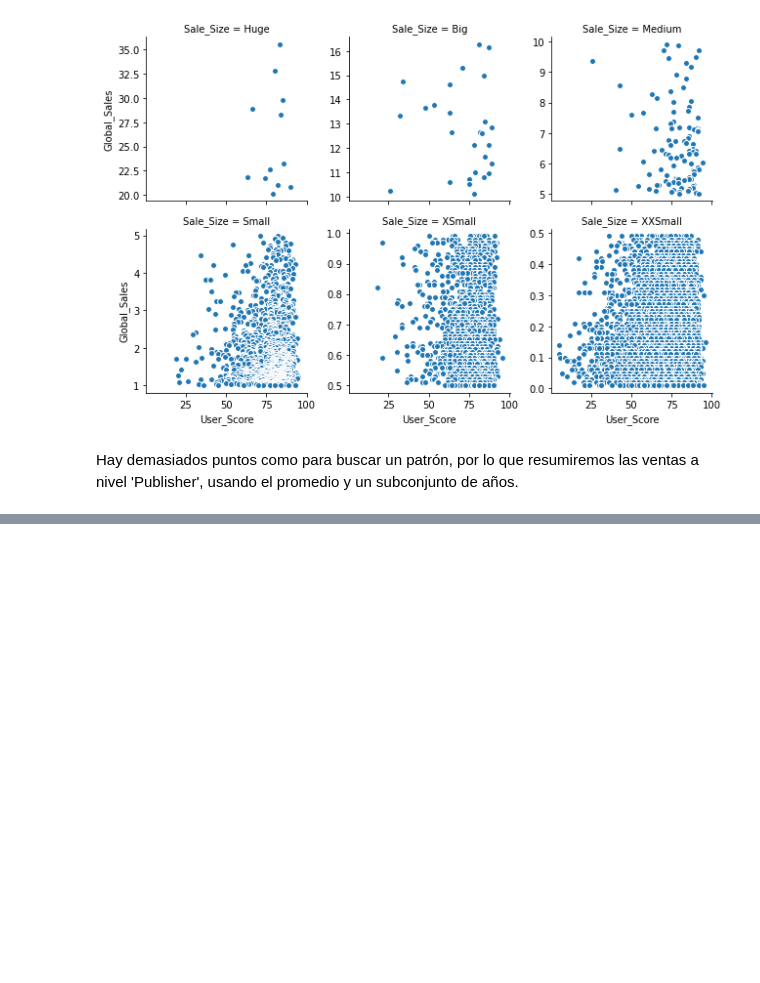
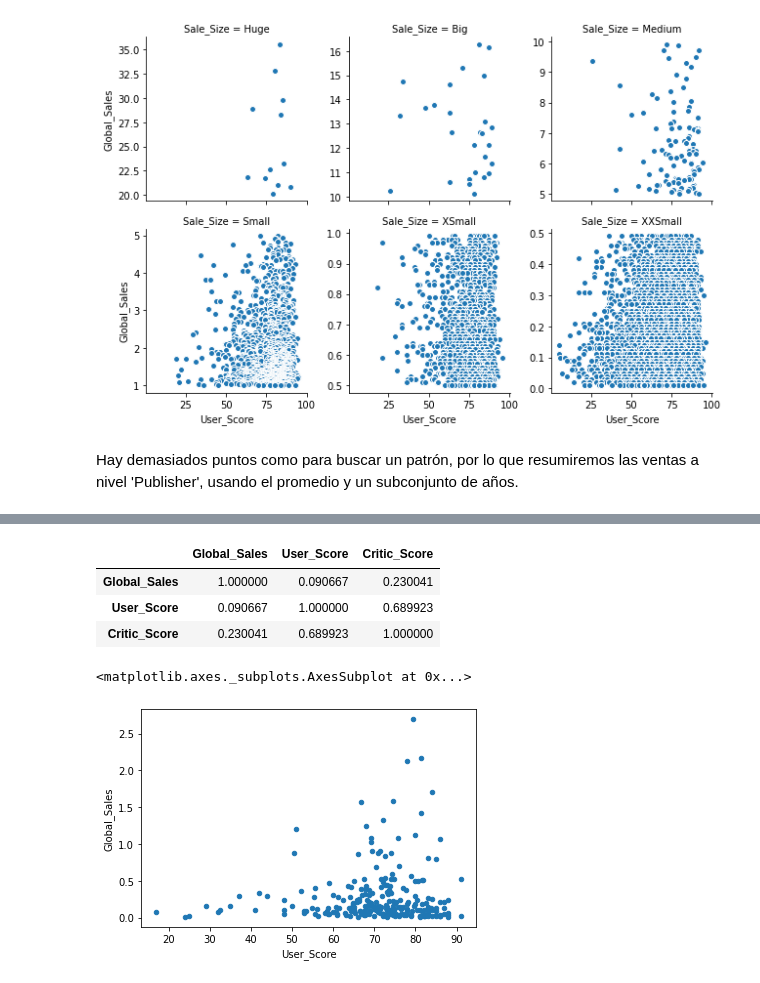
Before and after one commit to prope-2020-gh-classroom/practica-final-por-equipos-verano-2020-itam-jreyesgar93, a Jupyter notebook: Analisis_exploratorio.ipynb, the cells around one changed output, grey strips where cells are left out. Drawn from its saved outputs; the diff is of its cells as text; code cells hidden in the pictures; blank space fills up the shorter version.

```diff
--- a/Analisis_exploratorio.ipynb
+++ b/Analisis_exploratorio.ipynb
@@ -314,3 +305,7 @@ g = g.map(plt.scatter, 'User_Score', 'Global_Sales', edgecolor="w")
 [figure]
 # %% [markdown]
 Hay demasiados puntos como para buscar un patrón, por lo que resumiremos las ventas a nivel 'Publisher', usando el promedio y un subconjunto de años.
+# %%
+scores_data = video_games[video_games['Year_of_Release'].between(2001,2015)]
+scores_data = scores_data[['Global_Sales', 'Publisher', 'User_Score', 'Critic_Score']].dropna()
+scores_by_publisher = scores_data.groupby(['Publisher']).mean()
@@ -316,0 +329,12 @@ Hay demasiados puntos como para buscar un patrón, por lo que resumiremos las ve
+# %%
+scores_by_publisher.corr()
+# %% [output]
+|  | Global_Sales | User_Score | Critic_Score |
+| Global_Sales | 1.000000 | 0.090667 | 0.230041 |
+| User_Score | 0.090667 | 1.000000 | 0.689923 |
+| Critic_Score | 0.230041 | 0.689923 | 1.000000 |
+# %%
+scores_by_publisher.plot.scatter('User_Score','Global_Sales')
+# %% [output]
+<matplotlib.axes._subplots.AxesSubplot at 0x...>
+[figure, added]
```
Also changed, not shown: parts of 6 cells of this notebook, 1 other file.
